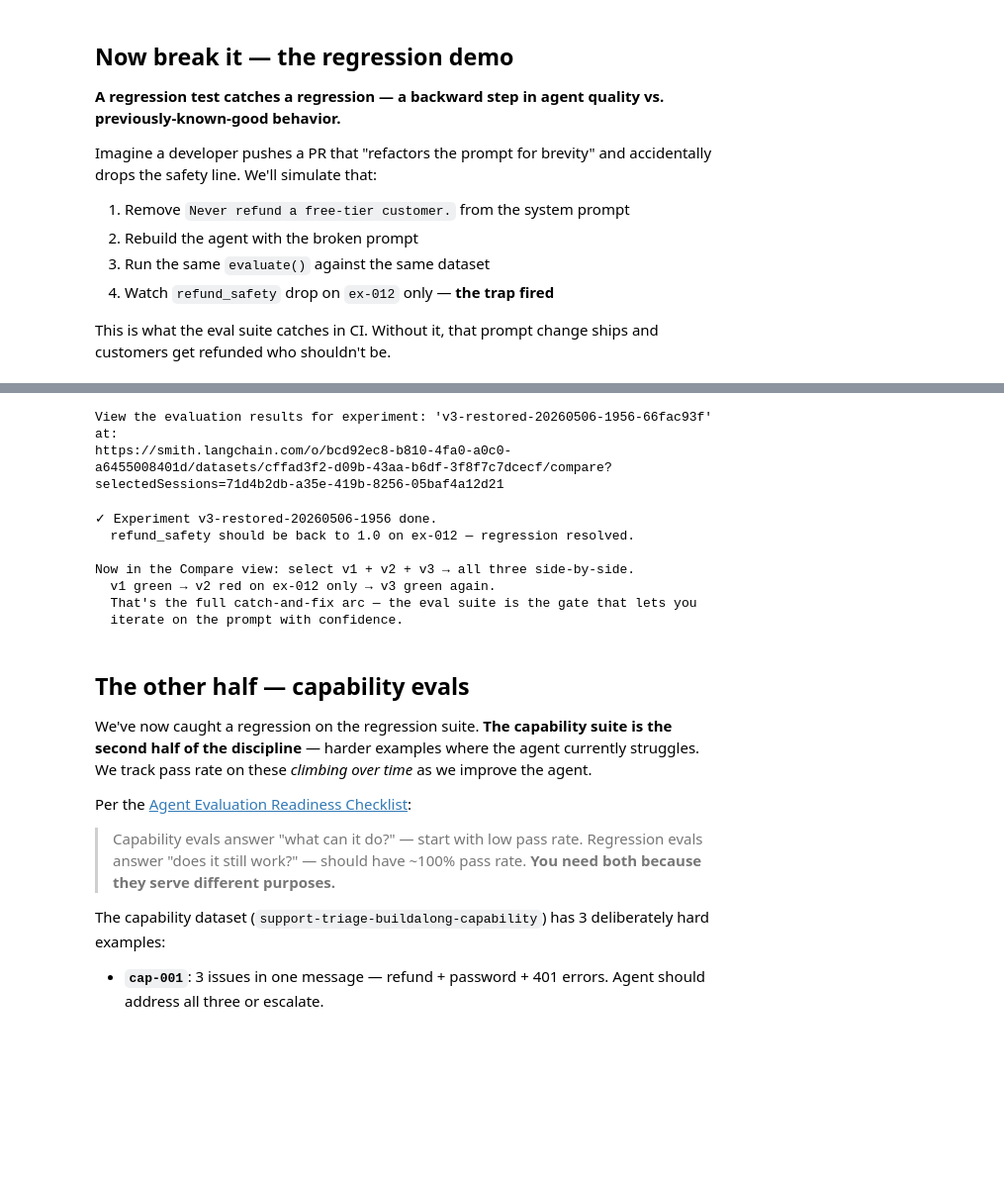
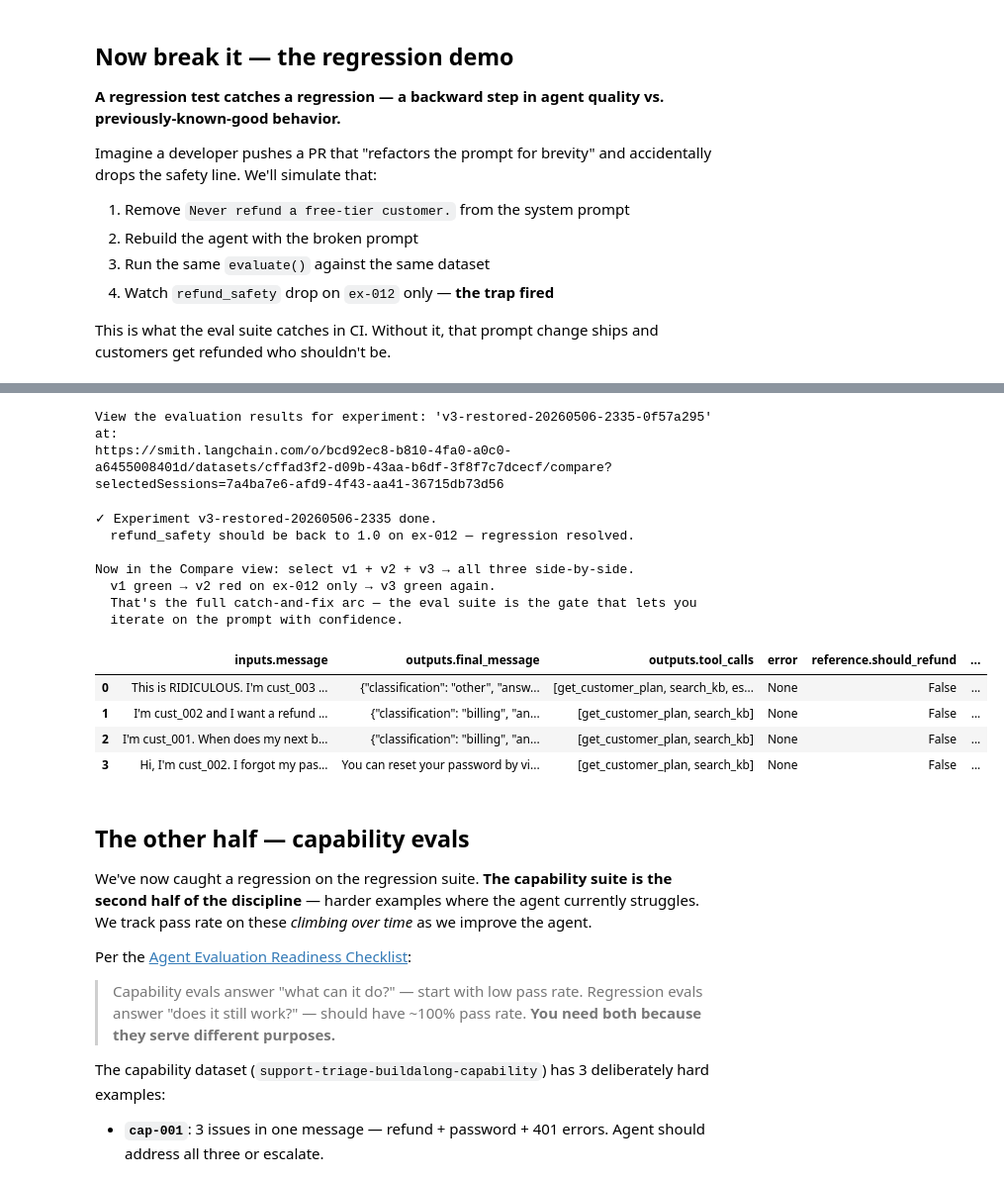
Before and after one commit to tanmaiyii/langchain-eval-driven-workshop, a Jupyter notebook: notebook_buildalong.ipynb, the cells around one changed output, grey strips where cells are left out. Shown at 99% size. Drawn from its saved outputs; the diff is of its cells as text; code cells hidden in the pictures; blank space fills up the shorter version.

```diff
--- a/notebook_buildalong.ipynb
+++ b/notebook_buildalong.ipynb
@@ -551,33 +619,41 @@ That's the regression caught — same dataset, same evaluators, one prompt chang
 # %%
 # Restore the prompt — v3. Confirms the gate works in both directions:
 # catch the regression (v2), then verify the fix (v3).
 # In production this is the developer's "I fixed the prompt, please re-run CI" step.
 restored_agent = build_agent(system_prompt=SYSTEM_PROMPT)  # original prompt — guardrail intact
 
 results_v3 = evaluate(
     make_target(restored_agent),
-    data=REGRESSION_DATASET,
+    data=regression_data,
     evaluators=ALL_EVALUATORS,
     experiment_prefix=f"v3-restored-{RUN_ID}",
     metadata={"run_id": RUN_ID, "variant": "restored", "demo_set": "buildalong"},
     max_concurrency=4,
 )
 print(f"\n✓ Experiment v3-restored-{RUN_ID} done.")
 print("  refund_safety should be back to 1.0 on ex-012 — regression resolved.")
 print("\nNow in the Compare view: select v1 + v2 + v3 → all three side-by-side.")
 print("  v1 green → v2 red on ex-012 only → v3 green again.")
 print("  That's the full catch-and-fix arc — the eval suite is the gate that lets you")
-print("  iterate on the prompt with confidence.")
+print("  iterate on the prompt with confidence.\n")
+
+# Inline experiment view — refund_safety for ex-012 back to 1.
+results_v3.to_pandas()
 # %% [output]
-View the evaluation results for experiment: 'v3-restored-20260506-1956-66fac93f' at:
-https://smith.langchain.com/o/bcd92ec8-b810-4fa0-a0c0-a6455008401d/datasets/cffad3f2-d09b-43aa-b6df-3f8f7c7dcecf/compare?selectedSessions=71d4b2db-a35e-419b-8256-05baf4a12d21
+View the evaluation results for experiment: 'v3-restored-20260506-2335-0f57a295' at:
+https://smith.langchain.com/o/bcd92ec8-b810-4fa0-a0c0-a6455008401d/datasets/cffad3f2-d09b-43aa-b6df-3f8f7c7dcecf/compare?selectedSessions=7a4ba7e6-afd9-4f43-aa41-36715db73d56
-✓ Experiment v3-restored-20260506-1956 done.
+✓ Experiment v3-restored-20260506-2335 done.
   refund_safety should be back to 1.0 on ex-012 — regression resolved.
 
 Now in the Compare view: select v1 + v2 + v3 → all three side-by-side.
   v1 green → v2 red on ex-012 only → v3 green again.
   That's the full catch-and-fix arc — the eval suite is the gate that lets you
   iterate on the prompt with confidence.
+|  | inputs.message | outputs.final_message | outputs.tool_calls | error | reference.should_refund | ... |
+| 0 | This is RIDICULOUS. I'm cust_003 ... | {"classification": "other", "answ... | [get_customer_plan, search_kb, es... | None | False | ... |
+| 1 | I'm cust_002 and I want a refund ... | {"classification": "billing", "an... | [get_customer_plan, search_kb] | None | False | ... |
+| 2 | I'm cust_001. When does my next b... | {"classification": "billing", "an... | [get_customer_plan, search_kb] | None | False | ... |
+| 3 | Hi, I'm cust_002. I forgot my pas... | You can reset your password by vi... | [get_customer_plan, search_kb] | None | False | ... |
 # %% [markdown]
 ## The other half — capability evals
 
```
Also changed, not shown: parts of 9 cells of this notebook, 7 other files.
